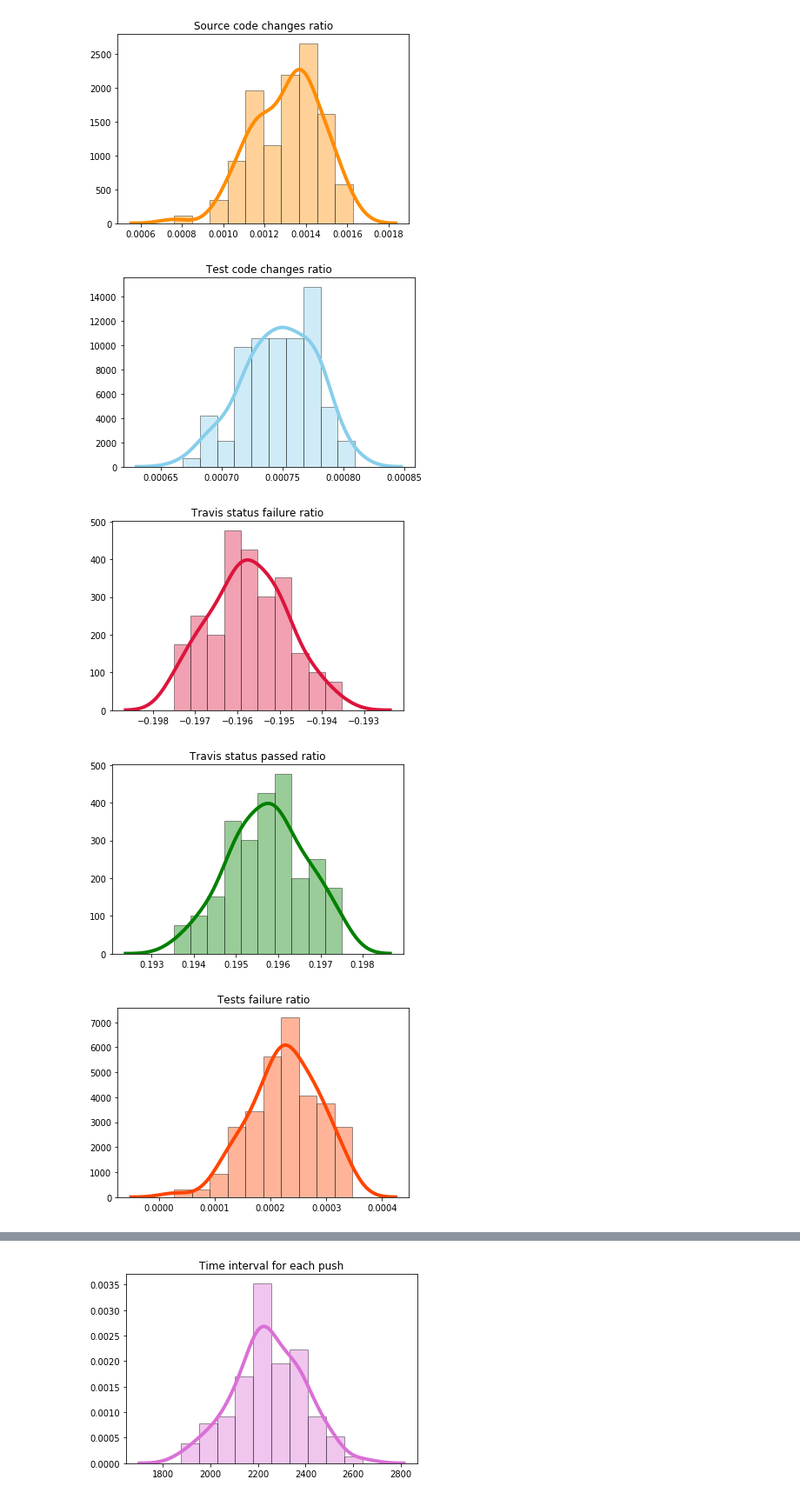
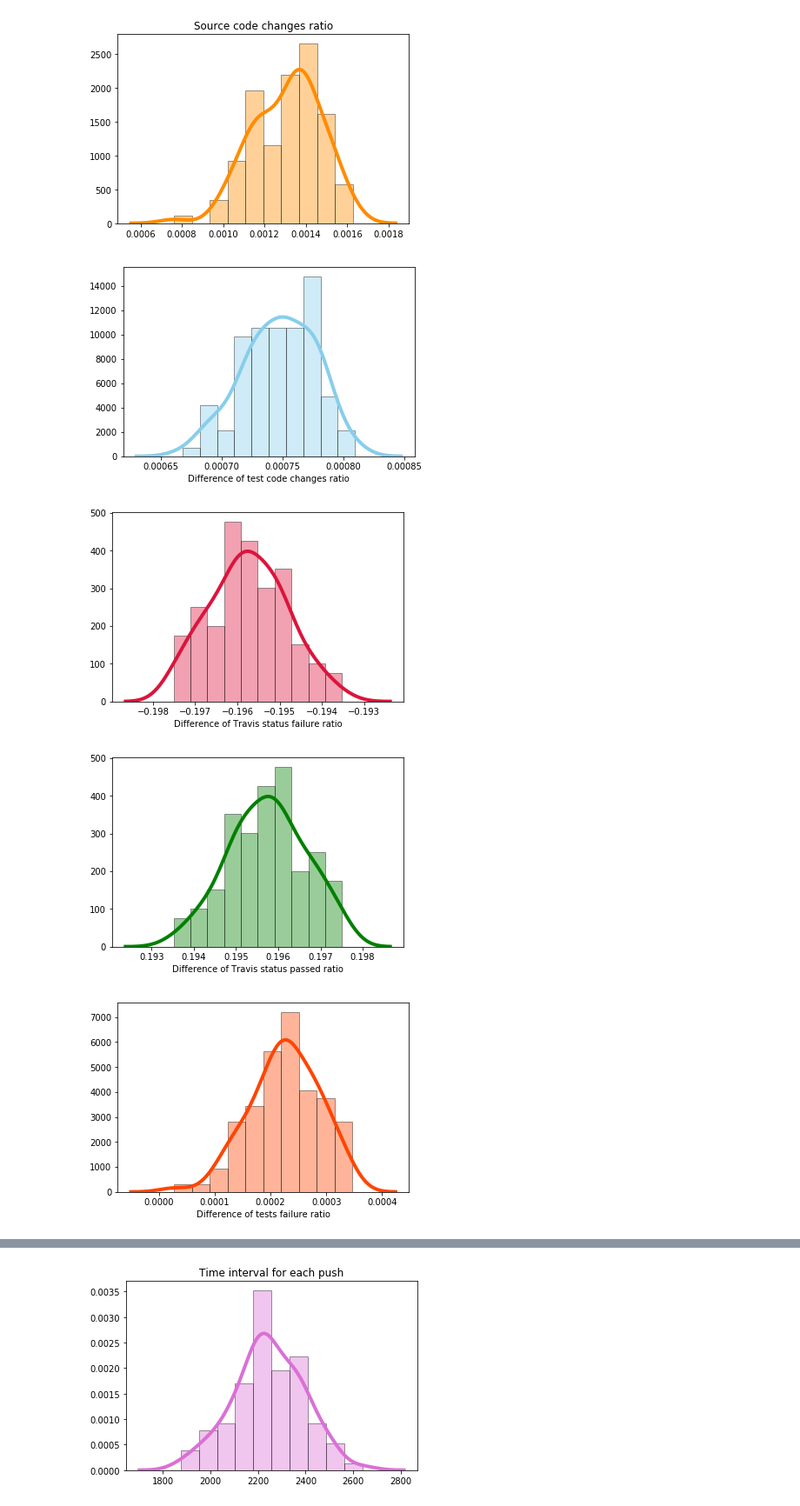
Before and after one commit to cmput402-w19/project-saragholami, a Jupyter notebook: Thresholding.ipynb, the cells around one changed output, grey strips where cells are left out. Shown: that part at 87% size. Cells and saved outputs as stored; diff of their text form; code cells hidden in the pictures.

Commit message:
added label to figures

```diff
--- a/Thresholding.ipynb
+++ b/Thresholding.ipynb
@@ -244,35 +244,39 @@ plt.savefig('./figs2/src_sloc_ratio.png', dpi=1000)
 # %% [output]
 [figure]
 # %%
-sns.distplot(test_sloc[:, 28], hist=True, kde=True,
+x = pd.Series(test_sloc[:, 28], name="Difference of test code changes ratio")
+sns.distplot(x, hist=True, kde=True,
                  bins=10, color='skyblue',
                  hist_kws={'edgecolor': 'black'},
-                 kde_kws={'linewidth': 4}).set_title('Test code changes ratio')
+                 kde_kws={'linewidth': 4})
 plt.savefig('./figs2/test_sloc_ratio.png', dpi=1000)
 # %% [output]
-[figure, old version]
+[figure, new version]
 # %%
-sns.distplot(status_failed[:, 28], hist=True, kde=True,
+x = pd.Series(status_failed[:, 28], name="Difference of Travis status failure ratio")
+sns.distplot(x, hist=True, kde=True,
                  bins=10, color='crimson',
                  hist_kws={'edgecolor': 'black'},
-                 kde_kws={'linewidth': 4}).set_title('Travis status failure ratio')
+                 kde_kws={'linewidth': 4})
 plt.savefig('./figs2/status_failed.png', dpi=1000)
 # %% [output]
-[figure, old version]
+[figure, new version]
 # %%
-sns.distplot(status_passed[:, 28], hist=True, kde=True,
+x = pd.Series(status_passed[:, 28], name="Difference of Travis status passed ratio")
+sns.distplot(x, hist=True, kde=True,
                  bins=10, color='green',
                  hist_kws={'edgecolor': 'black'},
-                 kde_kws={'linewidth': 4}).set_title('Travis status passed ratio')
+                 kde_kws={'linewidth': 4})
 plt.savefig('./figs2/status_passed.png', dpi=1000)
 # %% [output]
-[figure, old version]
+[figure, new version]
 # %%
-sns.distplot(test_failed[:, 28], hist=True, kde=True,
+x = pd.Series(test_failed[:, 28], name="Difference of tests failure ratio")
+sns.distplot(x, hist=True, kde=True,
                  bins=10, color='orangered',
                  hist_kws={'edgecolor': 'black'},
-                 kde_kws={'linewidth': 4}).set_title('Tests failure ratio')
+                 kde_kws={'linewidth': 4})
 plt.savefig('./figs2/test_failed_ratio.png', dpi=1000)
 # %% [output]
-[figure, old version]
+[figure, new version]
 # %%
```
Also changed, not shown: parts of 3 cells of this notebook, 7 other files.
